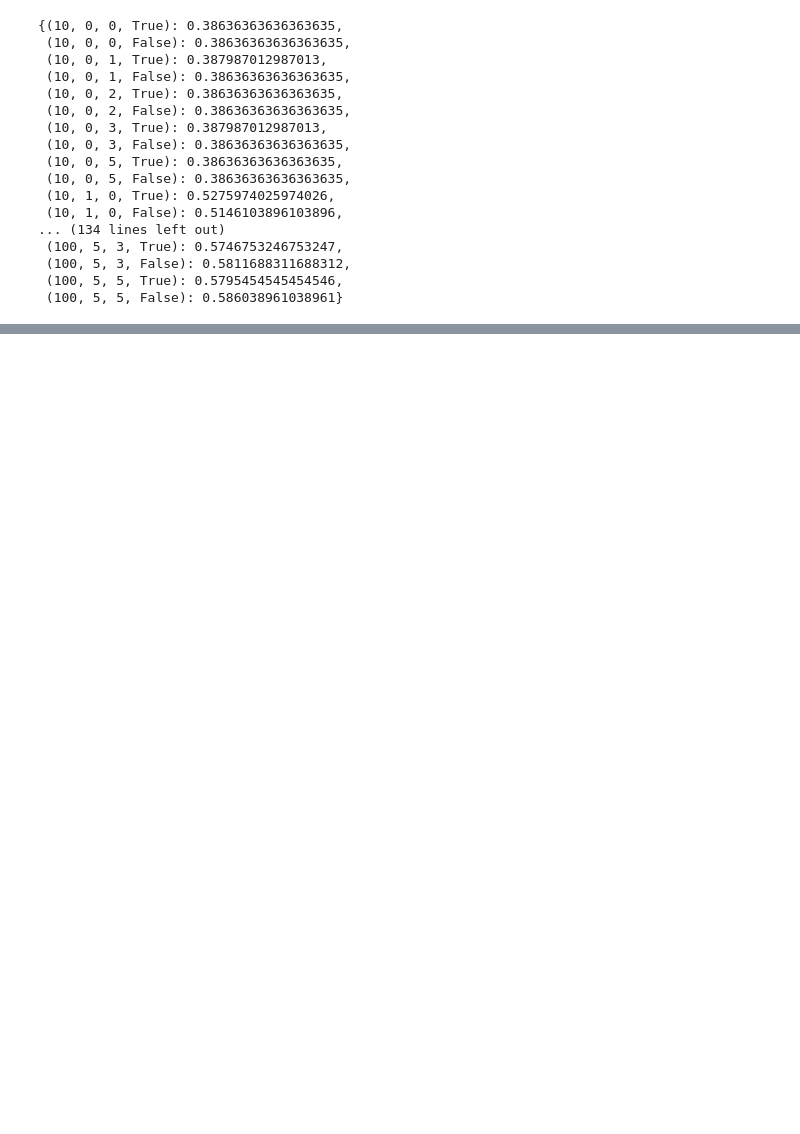
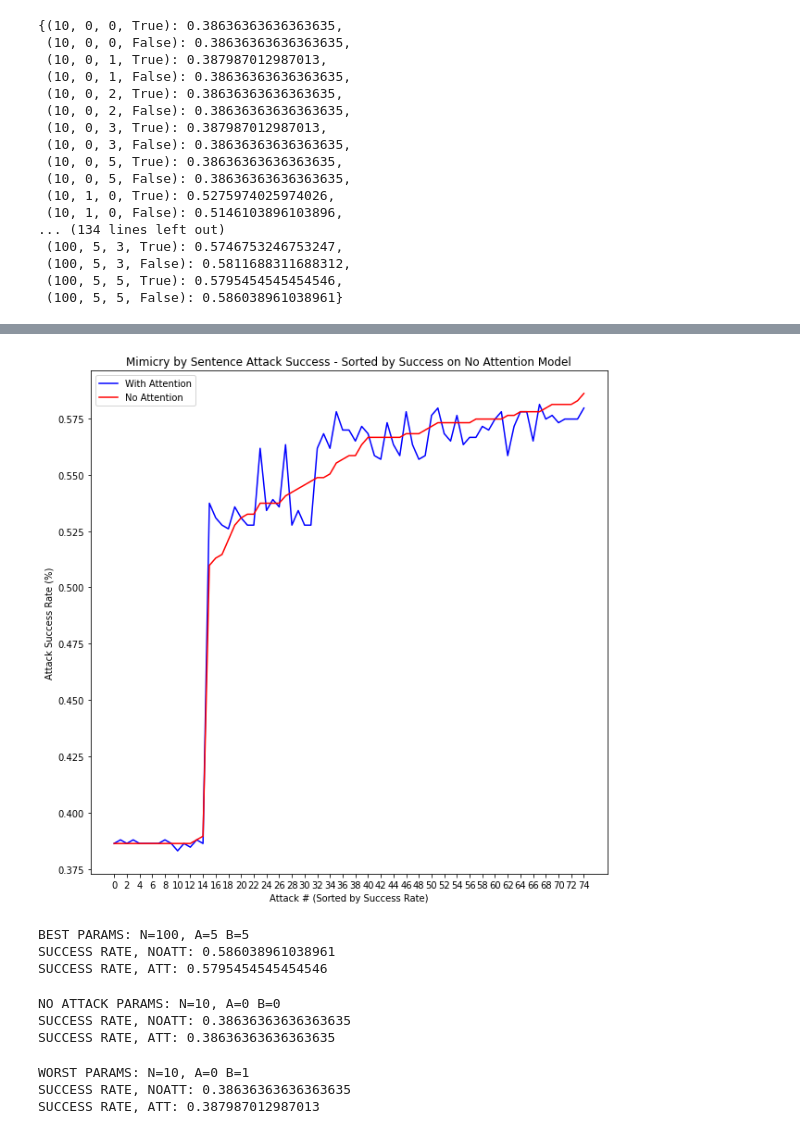
Before and after one commit to apragupta/toxicity_filter_attacks, a Jupyter notebook: sentence_mimicry_run_attack.ipynb, the cells around one changed output, grey strips where cells are left out. Drawn from its saved outputs; the diff is of its cells as text; code cells hidden in the pictures; blank space fills up the shorter version.

Commit message:
ran attack and got plots

```diff
--- a/sentence_mimicry_run_attack.ipynb
+++ b/sentence_mimicry_run_attack.ipynb
@@ -438,0 +444,3 @@ Text(0.5, 1.0, 'Sentence Mimicry (N=10) - No Attention')
+# %%
+evaluation_results_noatt = {(k[0], k[1], k[2]):v for k,v in evaluation_results.items() if k[3] == False}
+evaluation_results_att = {(k[0], k[1], k[2]):v for k,v in evaluation_results.items() if k[3] == True}
@@ -438,0 +467,50 @@ Text(0.5, 1.0, 'Sentence Mimicry (N=10) - No Attention')
+# %%
+attack_params = list(evaluation_results_noatt.keys())
+attack_scores = list(evaluation_results_noatt.values())
+_, sorted_by_success_params = tuple(zip(*sorted(zip(attack_scores, attack_params), key=lambda x: x[0])))
+# %%
+x = np.arange(0, len(sorted_by_success_params))
+y_noatt = np.array([evaluation_results_noatt[(n,a,b)] for n, a, b in sorted_by_success_params])
+y_att = np.array([evaluation_results_att[(n,a,b)] for n, a, b in sorted_by_success_params])
+# %%
+fig, ax = plt.subplots(1, 1, figsize=(10,10))
+ax.plot(x, y_att, color="blue", label="With Attention")
+ax.plot(x, y_noatt, color="red", label="No Attention")
+
+ax.set_xlabel("Attack # (Sorted by Success Rate)")
+ax.xaxis.set_ticks(np.arange(0, len(sorted_by_success_params)+1, 2))
+ax.set_ylabel("Attack Success Rate (%)")
+
+plt.legend()
+plt.title("Mimicry by Sentence Attack Success - Sorted by Success on No Attention Model")
+plt.savefig("mimicry_sentence_sorted_comparison.png")
+plt.show()
+# %% [output]
+[figure, added]
+# %%
+best_params = sorted_by_success_params[-1]
+print(f"BEST PARAMS: N={best_params[0]}, A={best_params[1]} B={best_params[2]}")
+print("SUCCESS RATE, NOATT:", evaluation_results_noatt[best_params])
+print("SUCCESS RATE, ATT:", evaluation_results_att[best_params])
+# %% [output]
+BEST PARAMS: N=100, A=5 B=5
+SUCCESS RATE, NOATT: 0.586038961038961
+SUCCESS RATE, ATT: 0.5795454545454546
+# %%
+no_attack_params = sorted_by_success_params[0]
+print(f"NO ATTACK PARAMS: N={no_attack_params[0]}, A={no_attack_params[1]} B={no_attack_params[2]}")
+print("SUCCESS RATE, NOATT:", evaluation_results_noatt[no_attack_params])
+print("SUCCESS RATE, ATT:", evaluation_results_att[no_attack_params])
+# %% [output]
+NO ATTACK PARAMS: N=10, A=0 B=0
+SUCCESS RATE, NOATT: 0.38636363636363635
+SUCCESS RATE, ATT: 0.38636363636363635
+# %%
+worst_params = sorted_by_success_params[1]
+print(f"WORST PARAMS: N={worst_params[0]}, A={worst_params[1]} B={worst_params[2]}")
+print("SUCCESS RATE, NOATT:", evaluation_results_noatt[worst_params])
+print("SUCCESS RATE, ATT:", evaluation_results_att[worst_params])
+# %% [output]
+WORST PARAMS: N=10, A=0 B=1
+SUCCESS RATE, NOATT: 0.38636363636363635
+SUCCESS RATE, ATT: 0.387987012987013
```
Also changed, not shown: parts of 15 cells of this notebook, 3 other files.
